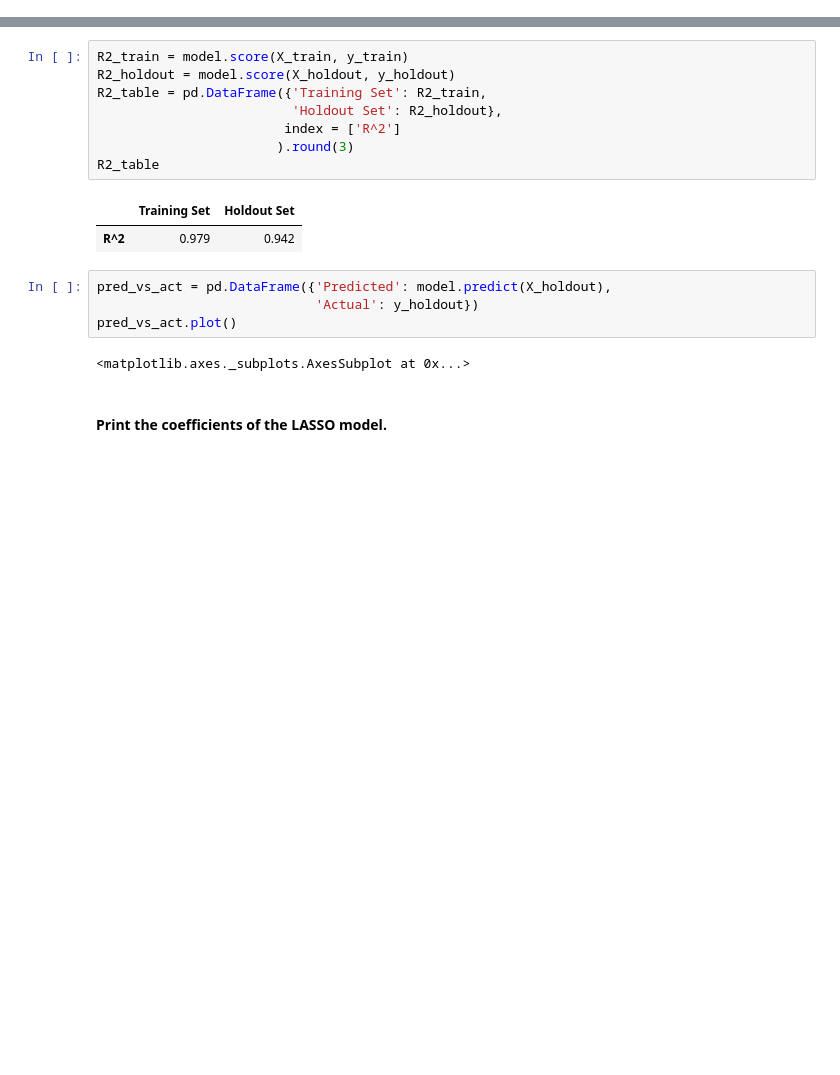
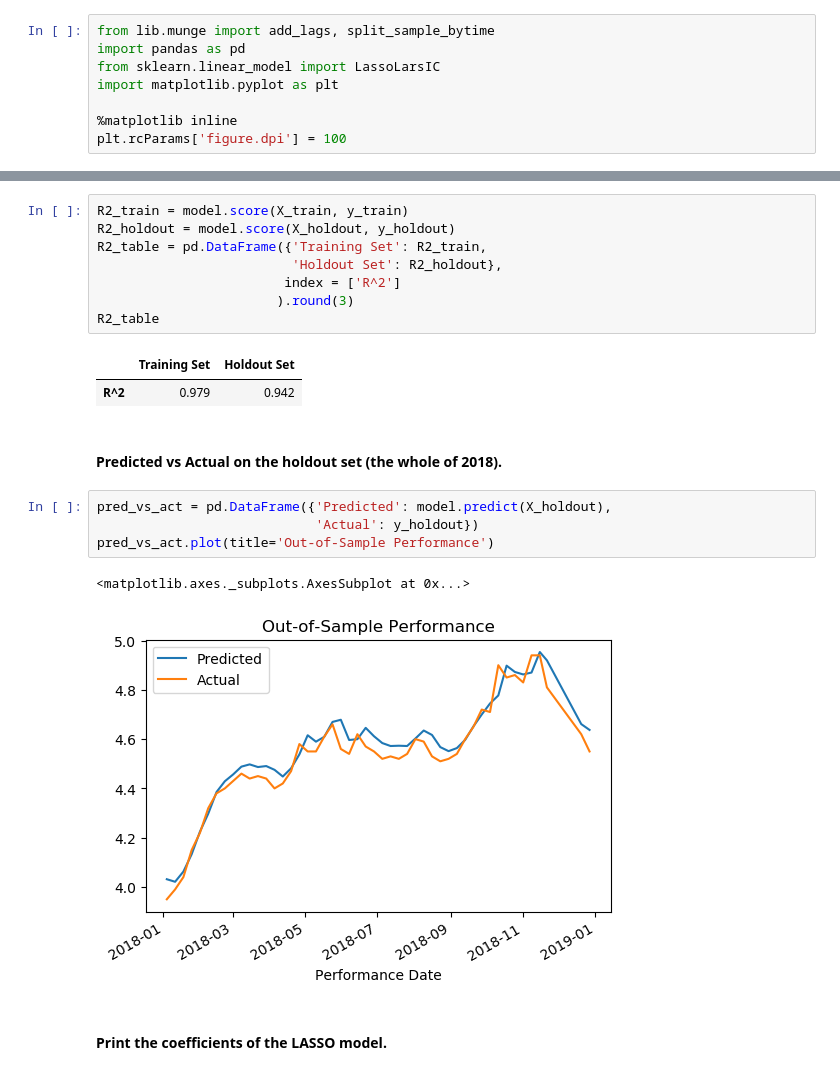
Before and after one commit to zjohn77/lasso_example, a Jupyter notebook: src/run_model.ipynb, the cells around one changed output, grey strips where cells are left out. Saved outputs shown, nothing was run; the diff lists cells and outputs as text; blank space fills up the shorter version.

Commit message:
plotted pred vs act

```diff
--- a/src/run_model.ipynb
+++ b/src/run_model.ipynb
@@ -1 +1,9 @@
+# %%
+from lib.munge import add_lags, split_sample_bytime
+import pandas as pd
+from sklearn.linear_model import LassoLarsIC
+import matplotlib.pyplot as plt
+
+%matplotlib inline
+plt.rcParams['figure.dpi'] = 100
 # %% [markdown]
@@ -32,12 +36,15 @@ R2_table
 # %% [output]
 |  | Training Set | Holdout Set |
 | R^2 | 0.979 | 0.942 |
+# %% [markdown]
+#### Predicted vs Actual on the holdout set (the whole of 2018).
 # %%
 pred_vs_act = pd.DataFrame({'Predicted': model.predict(X_holdout),
                             'Actual': y_holdout})
-pred_vs_act.plot()
+pred_vs_act.plot(title='Out-of-Sample Performance')
 # %% [output]
 <matplotlib.axes._subplots.AxesSubplot at 0x...>
+[figure, added]
 # %% [markdown]
 #### Print the coefficients of the LASSO model.
 # %%
```
Also changed, not shown: parts of 2 cells of this notebook.
